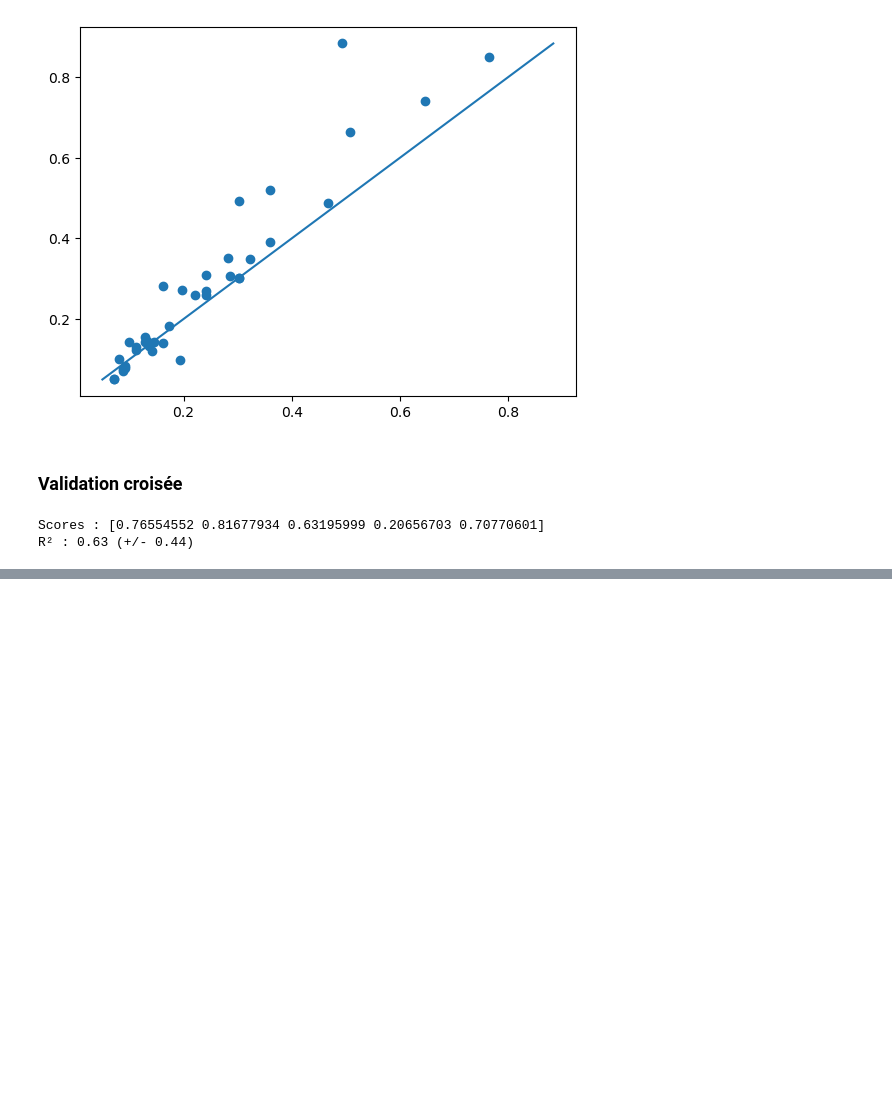
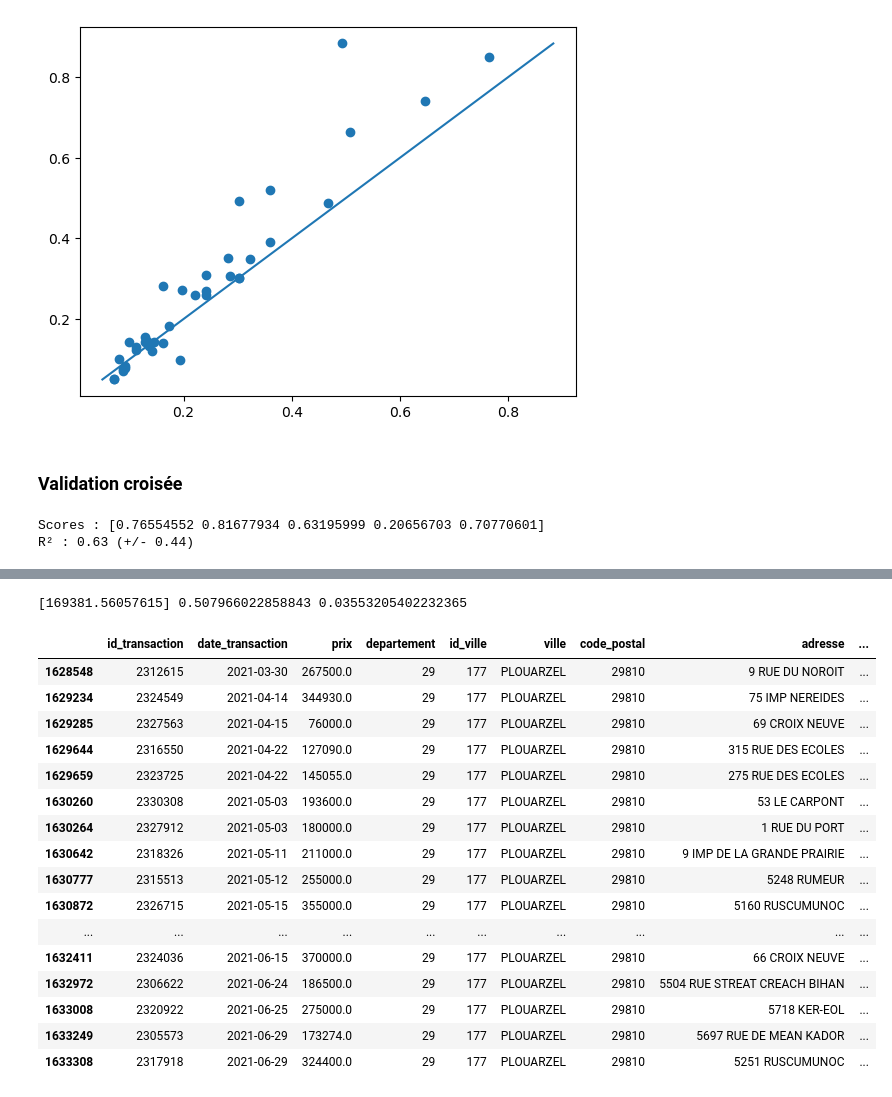
Before and after one commit to ValentinDlh/MLOps_Immobilier_France, a Jupyter notebook: EDA & Modelisations.ipynb, the cells around one changed output, grey strips where cells are left out. Saved outputs shown, nothing was run; the diff lists cells and outputs as text; code cells hidden in the pictures; blank space fills up the shorter version.

```diff
--- a/EDA & Modelisations.ipynb
+++ b/EDA & Modelisations.ipynb
@@ -297,0 +346,31 @@ R² : 0.63 (+/- 0.44)
+# %%
+from sklearn.pipeline import Pipeline
+from sklearn.preprocessing import StandardScaler, PolynomialFeatures
+from sklearn.linear_model import LinearRegression
+
+def data_transformation(df):
+    """
+    Renvoie une base de données transformée à partir du dataset de data_selection.
+    """
+    # Feature Selection
+    df = df[["prix", "type_batiment", "vefa", "n_pieces", "surface_habitable"]]
+
+    # One Hot Encoding
+    df = df.replace({"Appartement":0, "Maison":1})
+    df["vefa"] = df["vefa"].astype(int)
+
+    # Détermination des float min et max
+    prix_min = df["prix"].min()
+    prix_max = df["prix"].max()
+    n_pieces_min = df["n_pieces"].min()
+    n_pieces_max = df["n_pieces"].max()
+    surface_habitable_min = df["surface_habitable"].min()
+    surface_habitable_max = df["surface_habitable"].max()
+
+    # MinMaxScaler
+    scaler = MinMaxScaler()
+    df_scaled = pd.DataFrame(scaler.fit_transform(df))
+    df_scaled = df_scaled.rename(columns=dict(zip(df_scaled.columns, df.columns)))
+
+    # Retourner le dataset transformé ainsi que les valeurs minimales et maximales pour renvoyer la bonne prédiction future
+    return df_scaled, prix_min, prix_max, n_pieces_min, n_pieces_max, surface_habitable_min, surface_habitable_max
@@ -297,0 +491,32 @@ R² : 0.63 (+/- 0.44)
+# %%
+date = "2021-06-30"
+periode = 3
+departement = '29'
+ville = 'PLOUARZEL'
+type_batiment = 'Appartement'
+vefa = 'Ancien'
+n_pieces = 3
+surface_habitable = 90
+
+pred, r_2, mse, df = prediction(date, periode, departement, ville, type_batiment, vefa, n_pieces, surface_habitable)
+print(pred, r_2, mse)
+display(df)
+# %% [output]
+[169381.56057615] 0.507966022858843 0.03553205402232365
+|  | id_transaction | date_transaction | prix | departement | id_ville | ville | code_postal | adresse | ... |
+| 1628548 | 2312615 | 2021-03-30 | 267500.0 | 29 | 177 | PLOUARZEL | 29810 | 9 RUE DU NOROIT | ... |
+| 1629234 | 2324549 | 2021-04-14 | 344930.0 | 29 | 177 | PLOUARZEL | 29810 | 75 IMP NEREIDES | ... |
+| 1629285 | 2327563 | 2021-04-15 | 76000.0 | 29 | 177 | PLOUARZEL | 29810 | 69 CROIX NEUVE | ... |
+| 1629644 | 2316550 | 2021-04-22 | 127090.0 | 29 | 177 | PLOUARZEL | 29810 | 315 RUE DES ECOLES | ... |
+| 1629659 | 2323725 | 2021-04-22 | 145055.0 | 29 | 177 | PLOUARZEL | 29810 | 275 RUE DES ECOLES | ... |
+| 1630260 | 2330308 | 2021-05-03 | 193600.0 | 29 | 177 | PLOUARZEL | 29810 | 53 LE CARPONT | ... |
+| 1630264 | 2327912 | 2021-05-03 | 180000.0 | 29 | 177 | PLOUARZEL | 29810 | 1 RUE DU PORT | ... |
+| 1630642 | 2318326 | 2021-05-11 | 211000.0 | 29 | 177 | PLOUARZEL | 29810 | 9 IMP DE LA GRANDE PRAIRIE | ... |
+| 1630777 | 2315513 | 2021-05-12 | 255000.0 | 29 | 177 | PLOUARZEL | 29810 | 5248 RUMEUR | ... |
+| 1630872 | 2326715 | 2021-05-15 | 355000.0 | 29 | 177 | PLOUARZEL | 29810 | 5160 RUSCUMUNOC | ... |
+| ... | ... | ... | ... | ... | ... | ... | ... | ... | ... |
+| 1632411 | 2324036 | 2021-06-15 | 370000.0 | 29 | 177 | PLOUARZEL | 29810 | 66 CROIX NEUVE | ... |
+| 1632972 | 2306622 | 2021-06-24 | 186500.0 | 29 | 177 | PLOUARZEL | 29810 | 5504 RUE STREAT CREACH BIHAN | ... |
+| 1633008 | 2320922 | 2021-06-25 | 275000.0 | 29 | 177 | PLOUARZEL | 29810 | 5718 KER-EOL | ... |
+| 1633249 | 2305573 | 2021-06-29 | 173274.0 | 29 | 177 | PLOUARZEL | 29810 | 5697 RUE DE MEAN KADOR | ... |
+| 1633308 | 2317918 | 2021-06-29 | 324400.0 | 29 | 177 | PLOUARZEL | 29810 | 5251 RUSCUMUNOC | ... |
```
Also changed, not shown: parts of 13 cells of this notebook.
